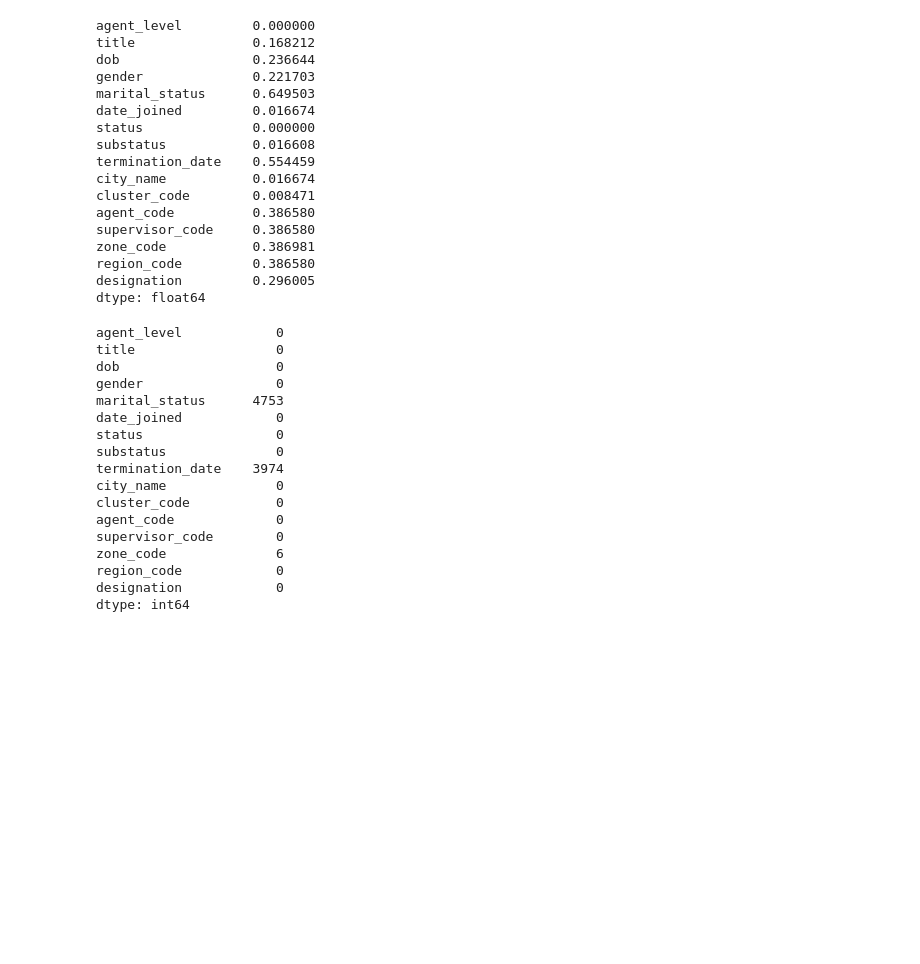
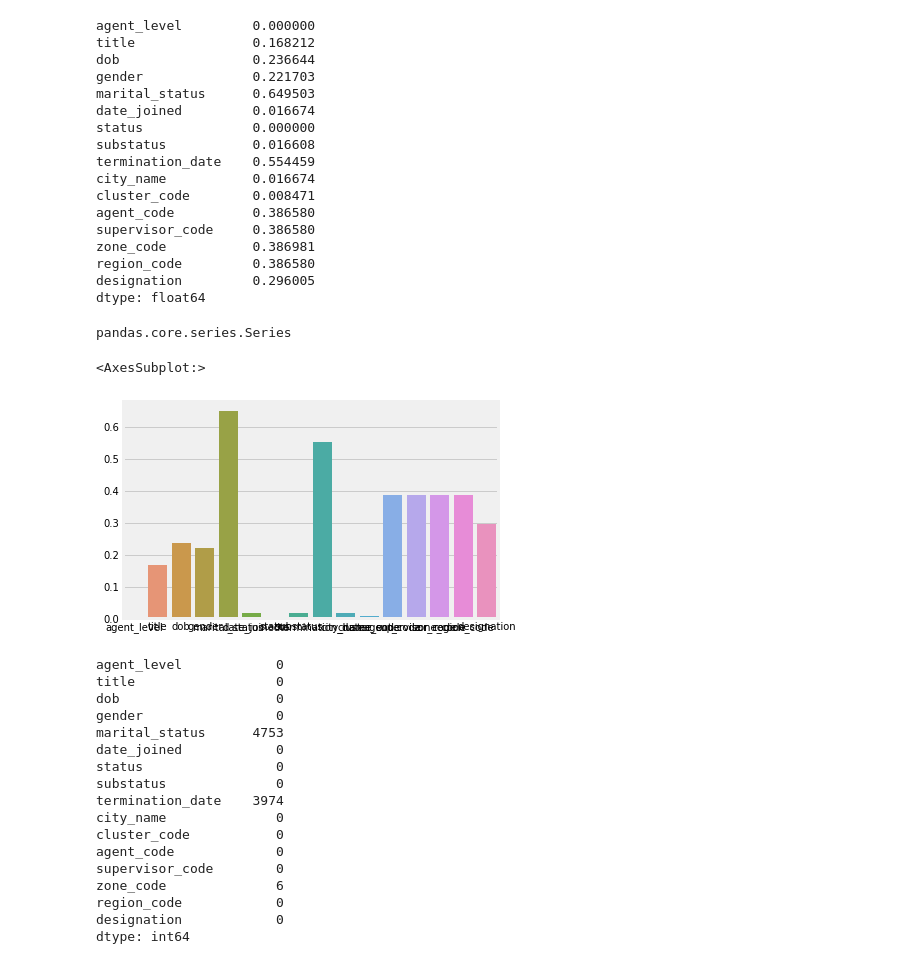
Before and after one commit to BoTZ-TND/DataStorm-Final-2021, a Jupyter notebook: src/scripts/Agent Data.ipynb, the cells around one changed output. Drawn from its saved outputs; the diff is of its cells as text; code cells hidden in the pictures; blank space fills up the shorter version.

Commit message:
visualization edits

```diff
--- a/src/scripts/Agent Data.ipynb
+++ b/src/scripts/Agent Data.ipynb
@@ -36,7 +36,8 @@ agent_df.shape
 # %% [output]
 (14993, 16)
 # %%
-agent_df.isnull().sum()/agent_df.shape[0]
+data_null_per = agent_df.isnull().sum()/agent_df.shape[0]
+data_null_per
 # %% [output]
 agent_level         0.000000
 title               0.168212
@@ -55,6 +56,15 @@ zone_code           0.386981
 region_code         0.386580
 designation         0.296005
 dtype: float64
+# %%
+type(data_null_per)
+# %% [output]
+pandas.core.series.Series
+# %%
+sns.barplot(x=data_null_per.index,y=data_null_per.values)
+# %% [output]
+<AxesSubplot:>
+[figure, added]
 # %%
 agent_df.dropna(axis=0,subset=["region_code"],inplace=True)
 # %%
```
Also changed, not shown: 1 other file.
